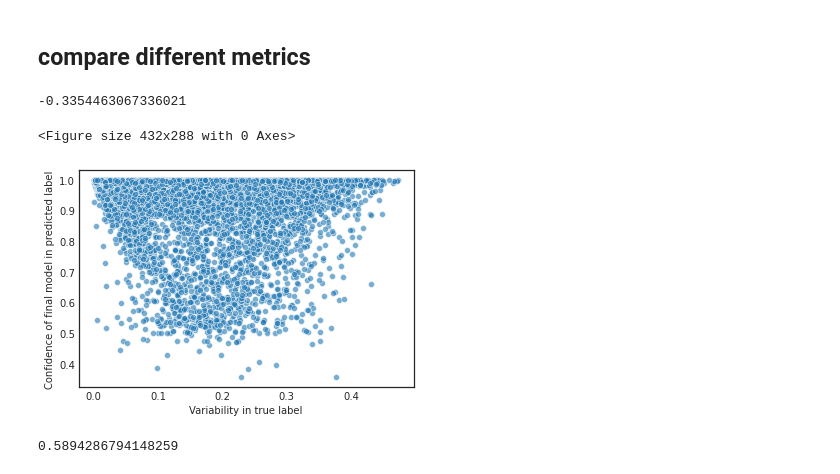
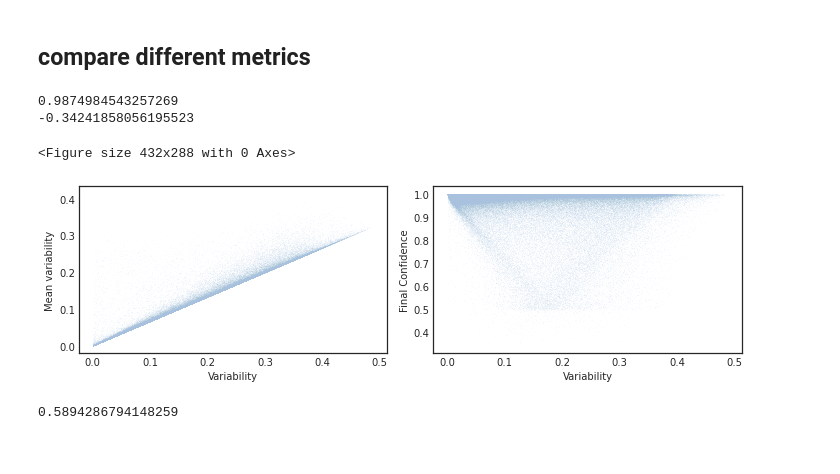
Before and after one commit to c-liangyu/cartography, a Jupyter notebook: notebooks/playground.ipynb, the cells around one changed output. Cells and saved outputs as stored; diff of their text form; code cells hidden in the pictures.

```diff
--- a/notebooks/playground.ipynb
+++ b/notebooks/playground.ipynb
@@ -84,19 +44,31 @@ for guid in tqdm(training_dynamics):
-# %%
-train_dy_metrics = train_dy_metrics.merge(pd.DataFrame(new_metrics), on='guid')
-# %%
-plt.figure()
-fig, ax = plt.subplots()
-x = 'variability'
-y = 'last_label_confidence'
-df = train_dy_metrics.sample(n=25000)
-sns.scatterplot(x=x, y=y, data=df, alpha=0.6)
-ax.set_xlabel('Variability in true label')
-ax.set_ylabel('Confidence of final model in predicted label')
-df[x].corr(df[y])
-# %% [output]
--0.3354463067336021
-<Figure size 432x288 with 0 Axes>
-[figure, removed]
+# %%
+plt.figure()
+fig, axes = plt.subplots(1,2,figsize=(10,3))
+df = train_dy_metrics#.sample(n=25000)
+
+ax = axes[0]
+x = 'variability'
+y = 'mean_variability'
+sns.scatterplot(x=x, y=y, data=df, s=1, alpha=0.03, ax=ax)
+ax.set_xlabel('Variability')
+ax.set_ylabel('Mean variability')
+print(df[x].corr(df[y]))
+
+ax = axes[1]
+x = 'variability'
+y = 'final_confidence'
+sns.scatterplot(x=x, y=y, data=df, s=1, alpha=0.03, ax=ax)
+ax.set_xlabel('Variability')
+ax.set_ylabel('Final Confidence')
+print(df[x].corr(df[y]))
+
+plt.tight_layout()
+plt.savefig('figures/variability_scatterplots.png', dpi=2000)
+# %% [output]
+0.9874984543257269
+-0.34241858056195523
+<Figure size 432x288 with 0 Axes>
+[figure, added]
 # %%
 plt.figure()
 fig, ax = plt.subplots()
```
Also changed, not shown: parts of 14 cells of this notebook, 2 other files.
